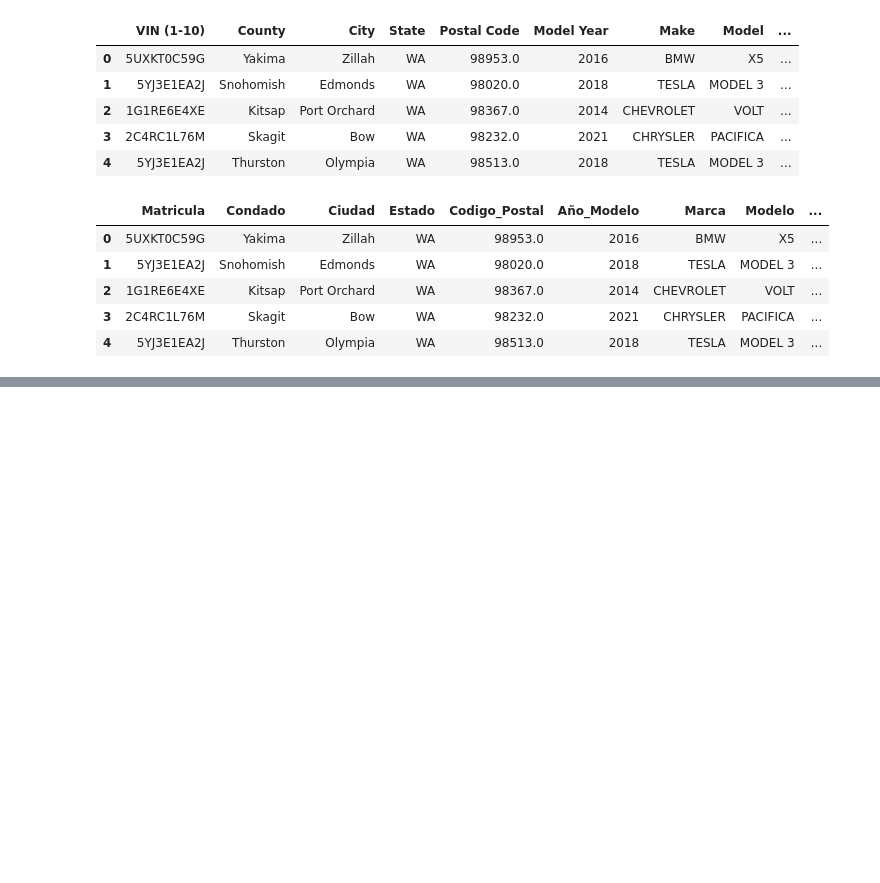
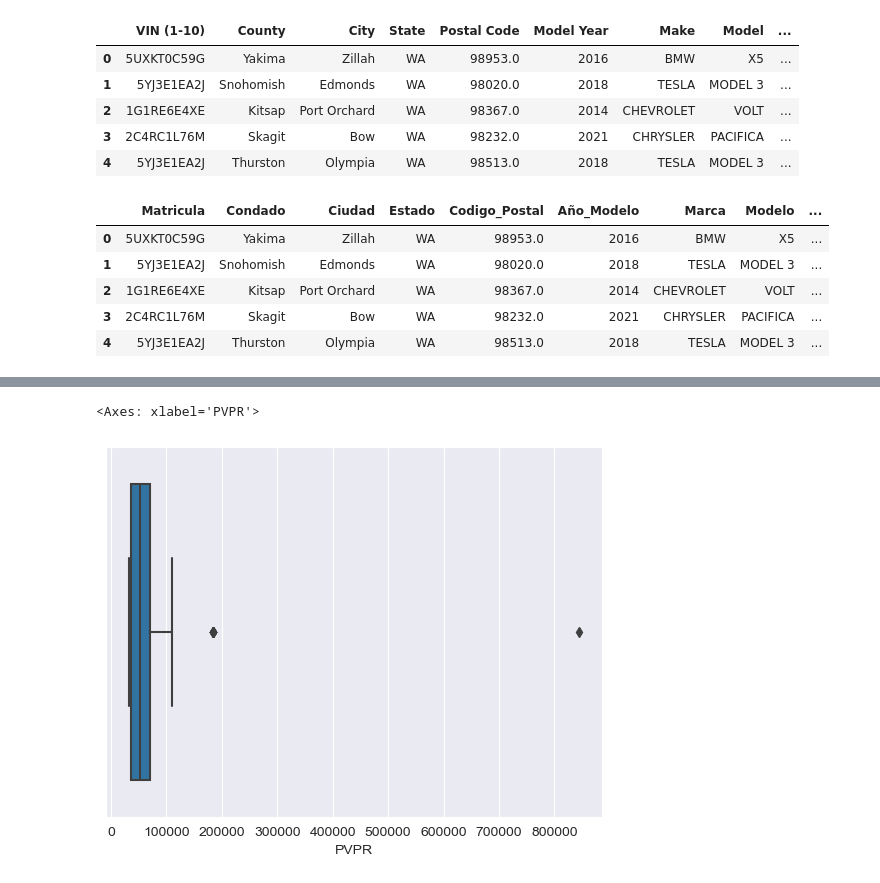
Before and after one commit to federojasc/Electric_Cars_Project, a Jupyter notebook: Electric_car.ipynb, the cells around one changed output, grey strips where cells are left out. Saved outputs shown, nothing was run; the diff lists cells and outputs as text; code cells hidden in the pictures; blank space fills up the shorter version.

```diff
--- a/Electric_car.ipynb
+++ b/Electric_car.ipynb
@@ -76,0 +163,5 @@ X = pd.get_dummies(X)
+# %%
+sns.boxplot(x=df['PVPR'])
+# %% [output]
+<Axes: xlabel='PVPR'>
+[figure, added]
```
Also changed, not shown: parts of 17 cells of this notebook.
